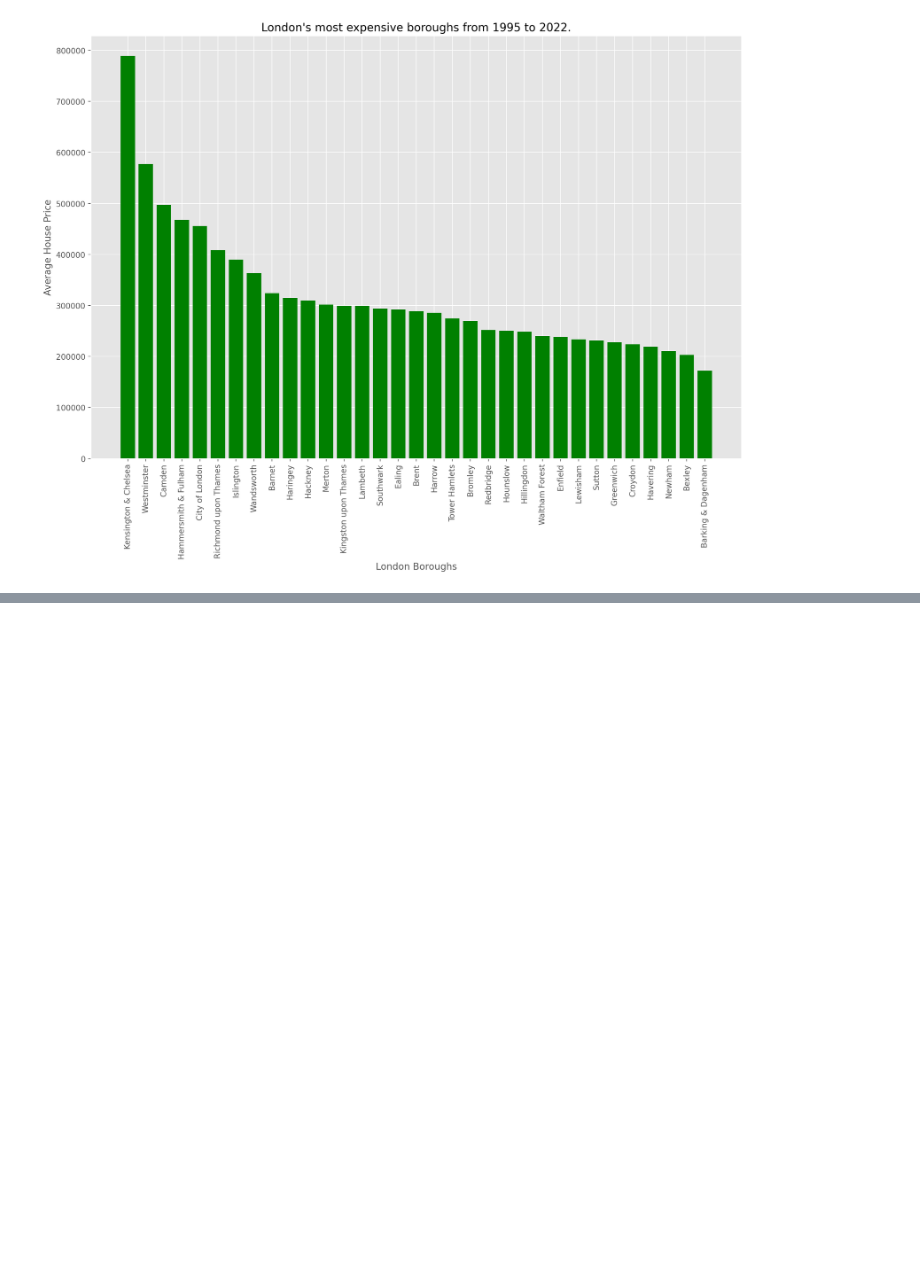
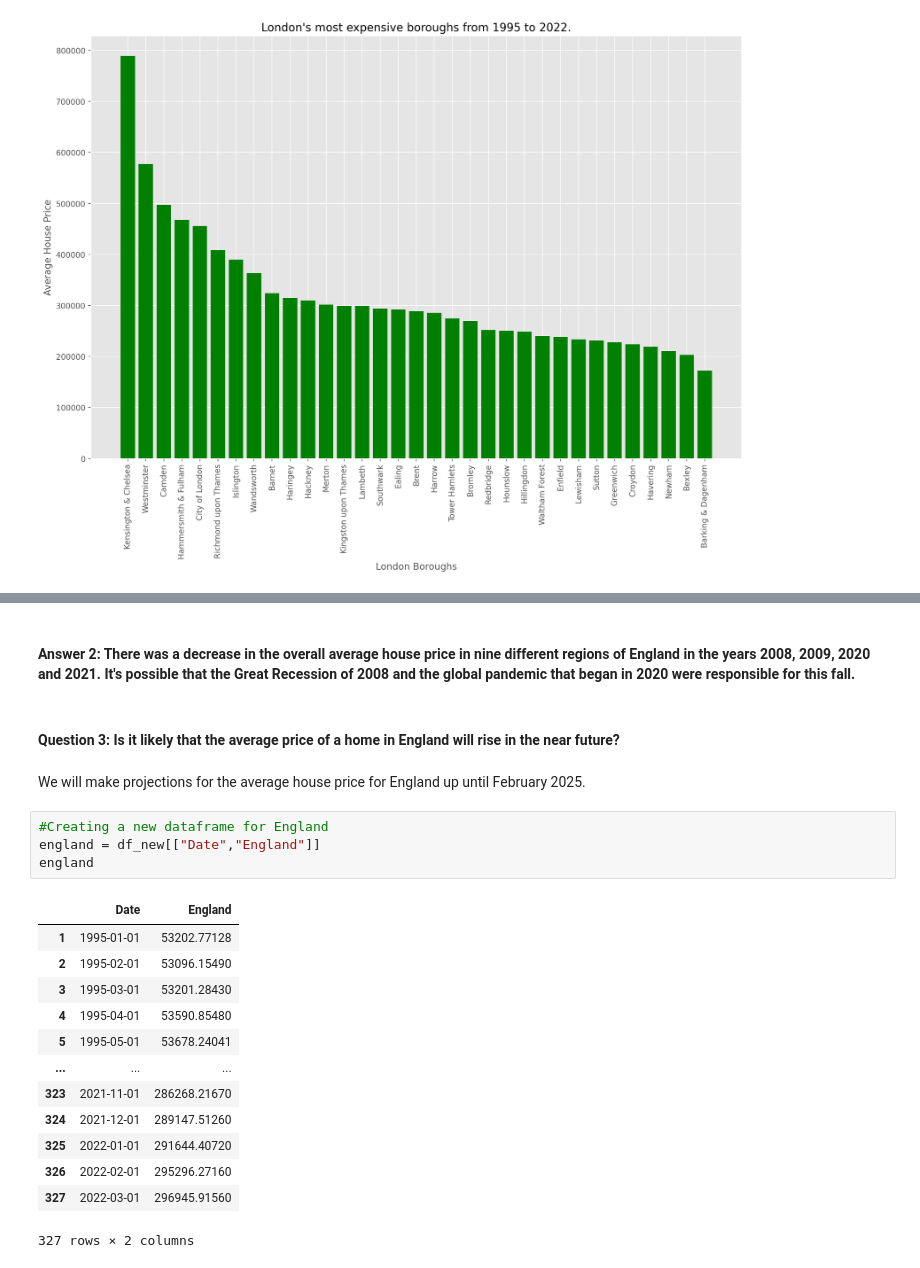
Before and after one commit to Ishwari-10/SDPA, a Jupyter notebook: Part 2/Re-sit part 2.ipynb, the cells around one changed output, grey strips where cells are left out. Cells and saved outputs as stored; diff of their text form; blank space fills up the shorter version.

Commit message:
Added question 3 to the analysis

```diff
--- a/Part 2/Re-sit part 2.ipynb
+++ b/Part 2/Re-sit part 2.ipynb
@@ -389,0 +409,24 @@ plt.show()
+# %% [markdown]
+#### Answer 2: There was a decrease in the overall average house price in nine different regions of England in the years 2008, 2009, 2020 and 2021. It's possible that the Great Recession of 2008 and the global pandemic that began in 2020 were responsible for this fall.
+# %% [markdown]
+#### Question 3: Is it likely that the average price of a home in England will rise in the near future?
+# %% [markdown]
+We will make projections for the average house price for England up until February 2025.
+# %%
+#Creating a new dataframe for England
+england = df_new[["Date","England"]]
+england
+# %% [output]
+|  | Date | England |
+| 1 | 1995-01-01 | 53202.77128 |
+| 2 | 1995-02-01 | 53096.15490 |
+| 3 | 1995-03-01 | 53201.28430 |
+| 4 | 1995-04-01 | 53590.85480 |
+| 5 | 1995-05-01 | 53678.24041 |
+| ... | ... | ... |
+| 323 | 2021-11-01 | 286268.21670 |
+| 324 | 2021-12-01 | 289147.51260 |
+| 325 | 2022-01-01 | 291644.40720 |
+| 326 | 2022-02-01 | 295296.27160 |
+| 327 | 2022-03-01 | 296945.91560 |
+327 rows × 2 columns
```
Also changed, not shown: parts of 22 cells of this notebook.
